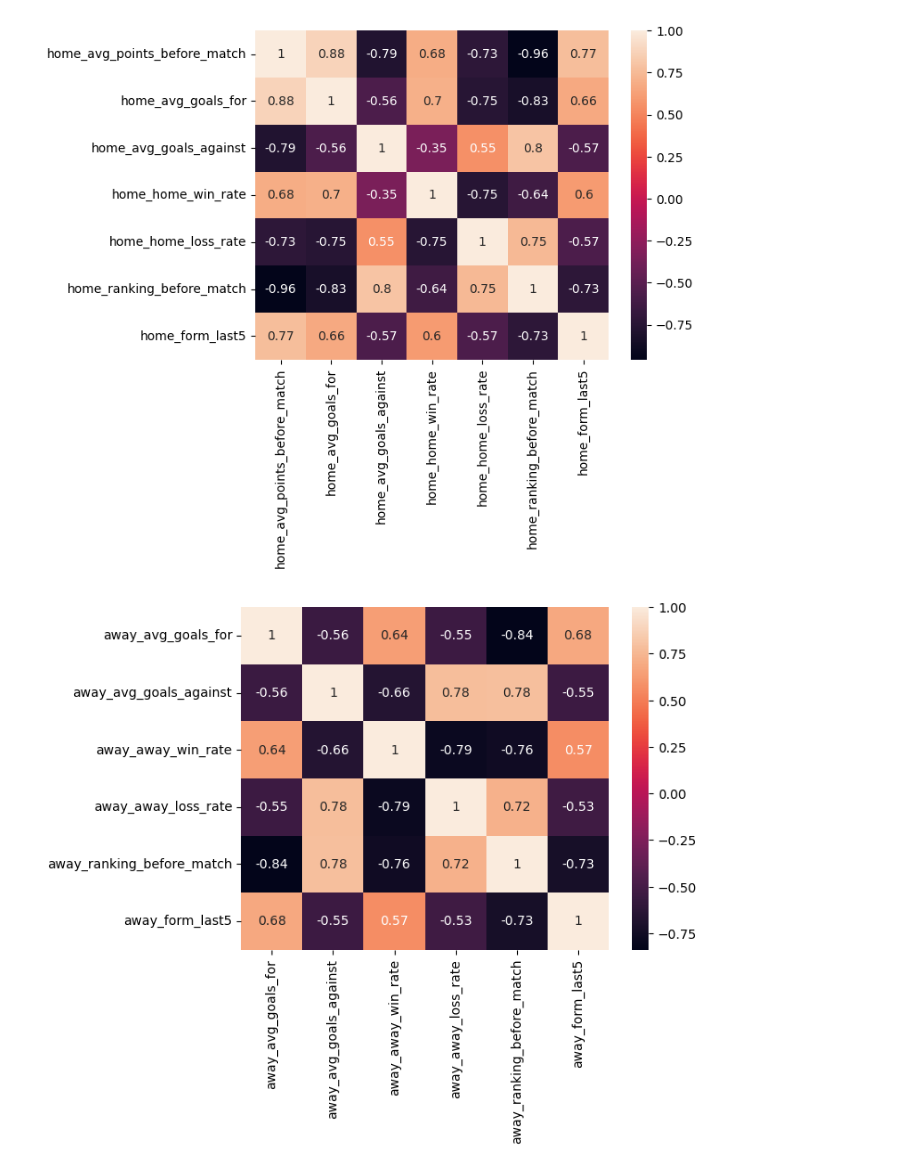
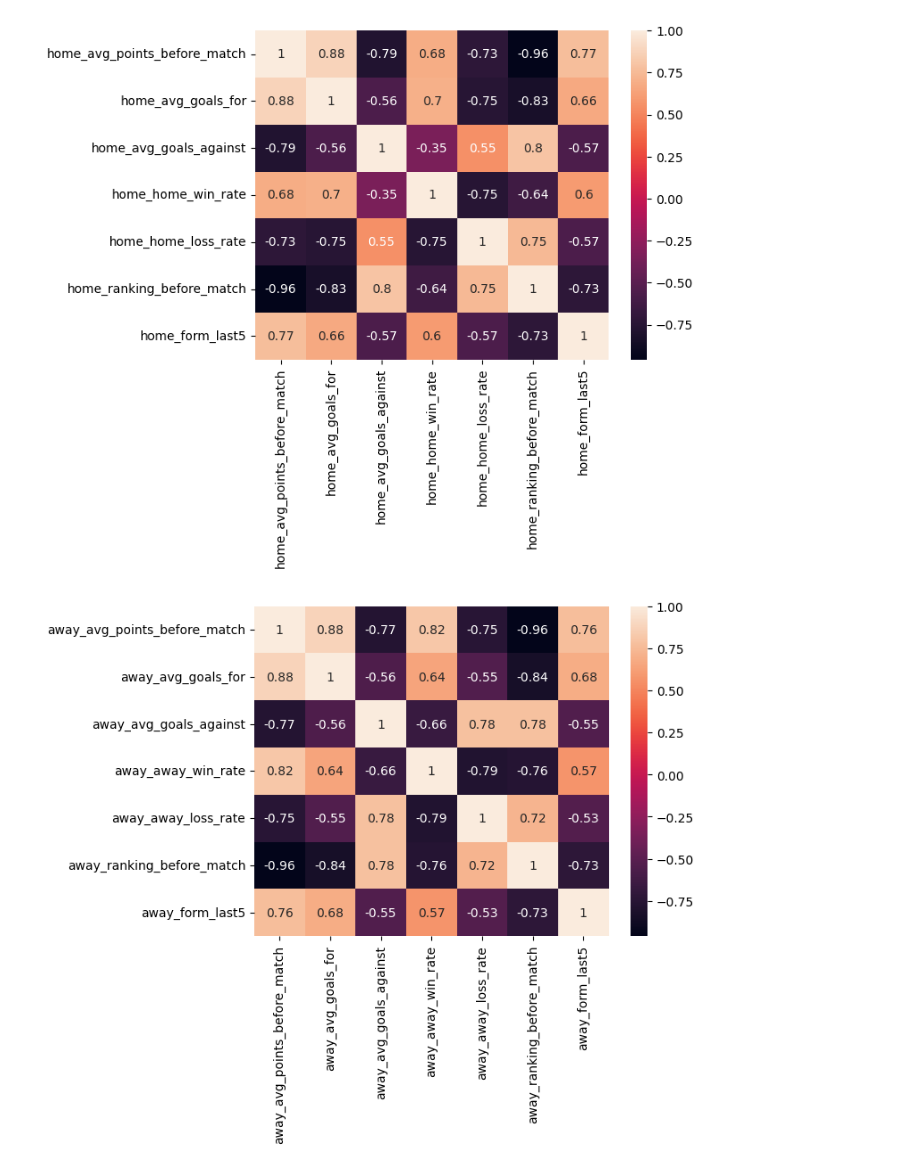
Before and after one commit to judithbreaud/ligue1_viz, a Jupyter notebook: notebooks/prediction.ipynb, the cells around one changed output. Cells and saved outputs as stored; diff of their text form; code cells hidden in the pictures.

Commit message:
finishing exploratory analysis and preparing for modelling

```diff
--- a/notebooks/prediction.ipynb
+++ b/notebooks/prediction.ipynb
@@ -16,5 +16,7 @@ from src.etl import fetch_matches, save_raw_matches
 # %%
-matches_json=fetch_matches(2015,2024) #Ligue 1 saison 2024-2025
+#matches_json=fetch_matches(2015,2024) #Ligue 1 saison 2024-2025
 
-save_raw_matches(matches_json)
+#save_raw_matches(matches_json,"../data/raw/")
+
+matches_json=load_raw_matches("../data/raw/",season_id=2024)
 # %% [output]
@@ -165,9 +167,36 @@ def prepa_donnee(df):
         df_long.groupby("team_id")["points"]
             .transform(lambda s: s.shift(1).rolling(5, min_periods=1).sum())
     )
-    return df_long[["team_id", "matchday","avg_points_before_match", "cum_goal_diff", "cum_goals_for", "cum_goals_against",
+
+    df_stats=df_long[["team_id", "matchday","avg_points_before_match", "cum_goal_diff", "cum_goals_for", "cum_goals_against",
     "avg_goals_for", "avg_goals_against",
     "home_win_rate", "away_win_rate", "home_loss_rate", "away_loss_rate",
     "ranking_before_match", "form_last5"]]
+
+
+    df_merged = df\
+    .merge(
+        df_stats.add_prefix("home_"),
+        left_on=["homeTeam.id", "matchday"],
+        right_on=["home_team_id", "home_matchday"],
+        how="left"
+    )\
+    .merge(
+        df_stats.add_prefix("away_"),
+        left_on=["awayTeam.id", "matchday"],
+        right_on=["away_team_id", "away_matchday"],
+        how="left"
+    )
+    df_merged.drop(columns=["status","homeTeam.id","homeTeam.name","awayTeam.id","awayTeam.name",
+        "home_team_id", "home_matchday",
+        "away_team_id", "away_matchday","score.fullTime.home","score.fullTime.away",
+        "home_away_win_rate","home_away_loss_rate","away_home_win_rate","away_home_loss_rate",
+        "home_cum_goal_diff","away_cum_goal_diff","home_cum_goals_for","away_cum_goals_for",
+        "home_cum_goals_against","away_cum_goals_against"
+    ],inplace=True)
+
+    df_for_model=df_merged[df_merged["matchday"]>5]
+
+    return df_for_model
 # %%
 from src.etl import pts
@@ -221,5 +203,5 @@ df_merged.drop(columns=["status","homeTeam.id","homeTeam.name","awayTeam.id","aw
 # %%
-df_for_training=df_merged[df_merged["matchday"]>5].drop(columns="matchday")
+df_for_training=prepa_donnee(df_smaller)
 # %%
 df_for_training.head()
 # %% [output]
@@ -314,6 +294,6 @@ ax = sns.heatmap(corr.iloc[0:7,0:7], annot=True)
 [figure]
 # %%
 
-ax = sns.heatmap(corr.iloc[8:15,8:15], annot=True)
+ax = sns.heatmap(corr.iloc[8:16,8:16], annot=True)
 # %% [output]
-[figure, old version]
+[figure, new version]
```
Also changed, not shown: parts of 28 cells of this notebook.
